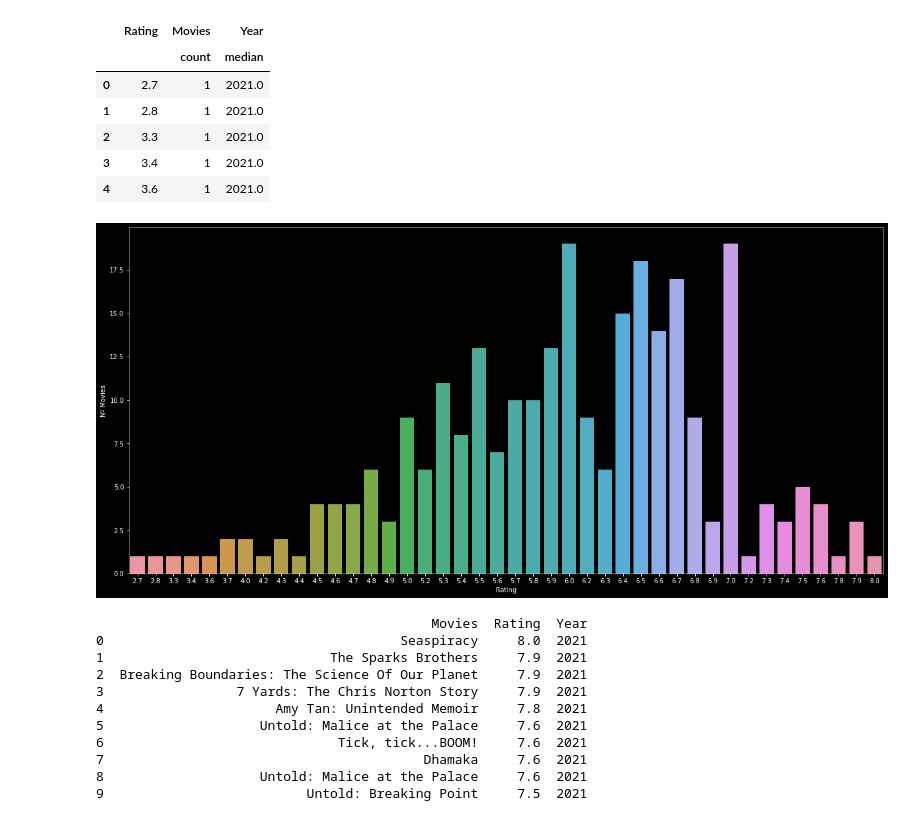
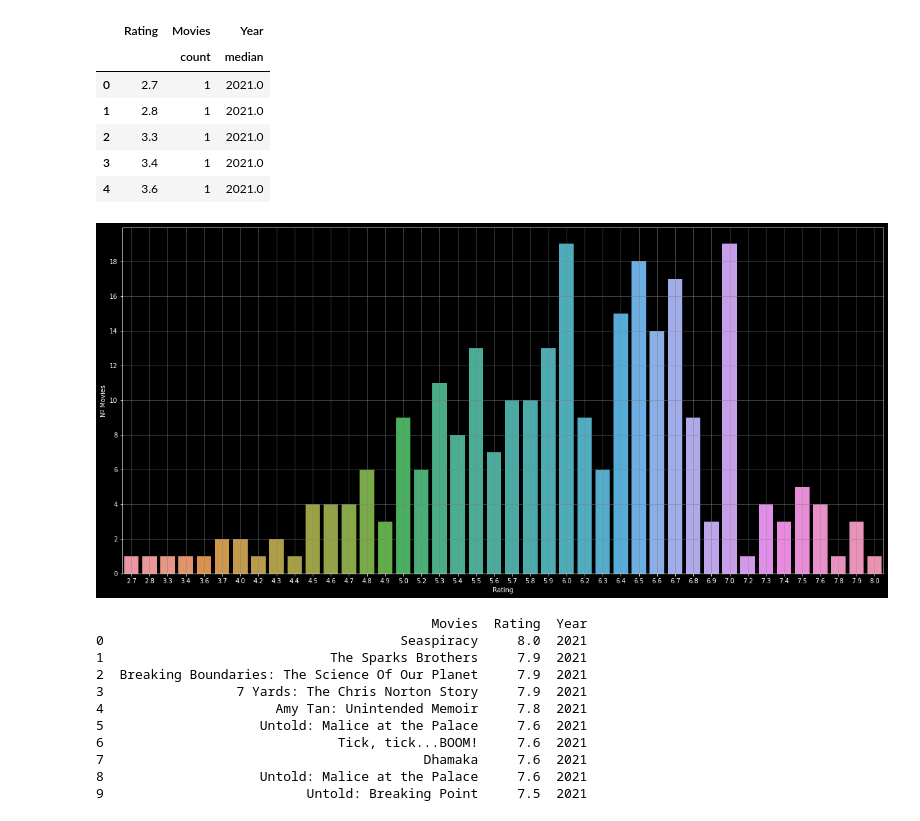
Before and after one commit to VictorHerrer0/WebscrapingFlixable, a Jupyter notebook: Webscraping.ipynb, the cells around one changed output. Cells and saved outputs as stored; diff of their text form; code cells hidden in the pictures.

```diff
--- a/Webscraping.ipynb
+++ b/Webscraping.ipynb
@@ -131,16 +131,21 @@ GR_DF.head()
 # %%
 #Plot n Movies by rating
 
 plt.style.use('dark_background')
 plt.figure(figsize = (17,8),constrained_layout = True)
+plt.locator_params(axis="y", nbins=10)
+
 ax = sns.barplot(data = GR_DF, x = 'Rating', y = GR_DF['Movies']['count'])
 ax.set_xlabel('Rating')
 ax.set_ylabel('Nº Movies')
+
+plt.grid(True, color = "grey", linewidth = "0.5", linestyle = "-")
+
 plt.show()
 
 #Looks like normal distribution
 # %% [output]
-[figure, old version]
+[figure, new version]
 # %%
 #Get 10 best rated movies
 print(DF.sort_values(by=['Rating'], ascending=False, ignore_index=True).head(10))
```
Also changed, not shown: parts of 2 cells of this notebook.
